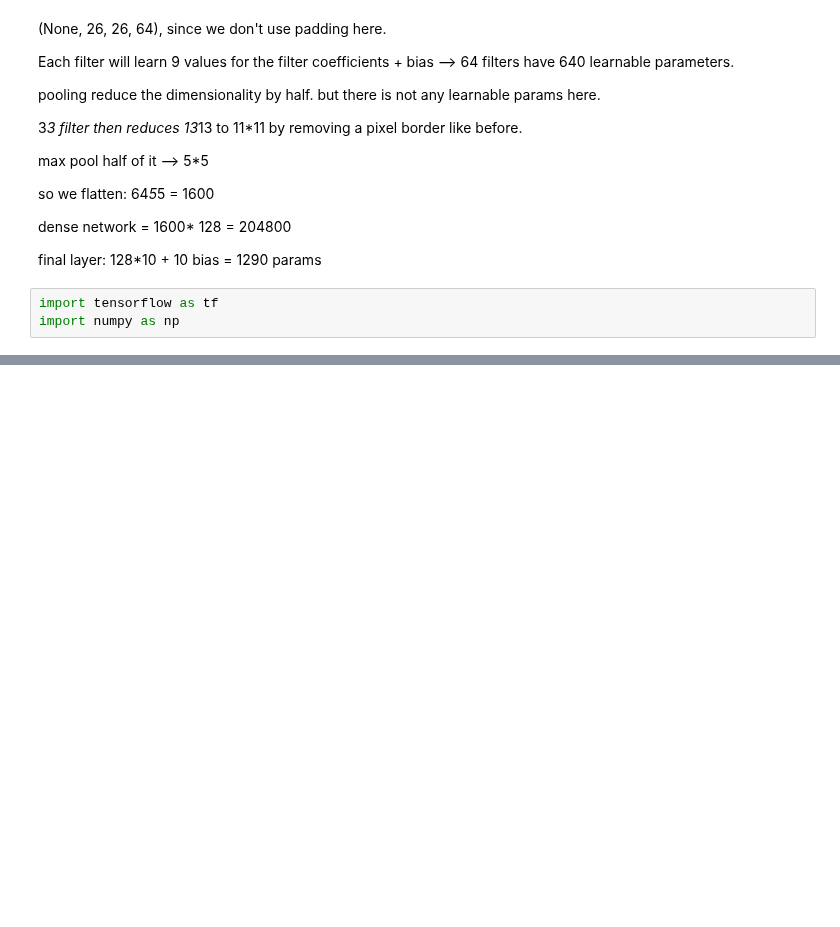
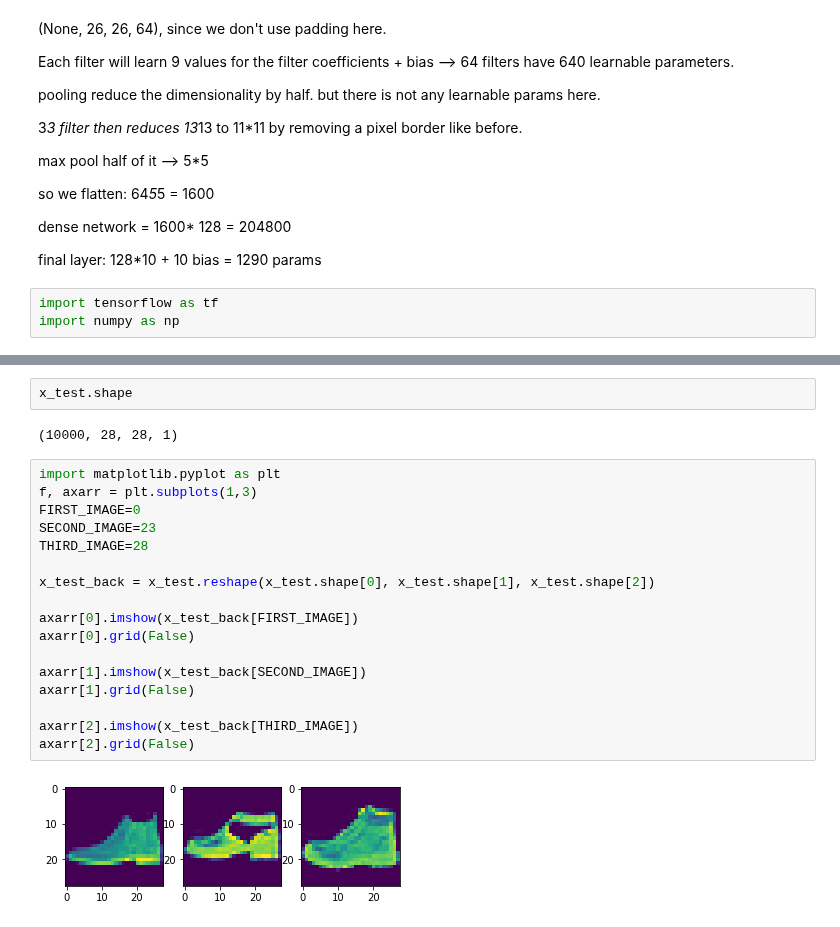
Before and after one commit to pelinbalci/TF_Intro, a Jupyter notebook: lecture_3_convolutions.ipynb, the cells around one changed output, grey strips where cells are left out. Drawn from its saved outputs; the diff is of its cells as text; blank space fills up the shorter version.

```diff
--- a/lecture_3_convolutions.ipynb
+++ b/lecture_3_convolutions.ipynb
@@ -206,0 +209,23 @@ Epoch 5/5
+# %%
+x_test.shape
+# %% [output]
+(10000, 28, 28, 1)
+# %%
+import matplotlib.pyplot as plt
+f, axarr = plt.subplots(1,3)
+FIRST_IMAGE=0
+SECOND_IMAGE=23
+THIRD_IMAGE=28
+
+x_test_back = x_test.reshape(x_test.shape[0], x_test.shape[1], x_test.shape[2])
+
+axarr[0].imshow(x_test_back[FIRST_IMAGE])
+axarr[0].grid(False)
+
+axarr[1].imshow(x_test_back[SECOND_IMAGE])
+axarr[1].grid(False)
+
+axarr[2].imshow(x_test_back[THIRD_IMAGE])
+axarr[2].grid(False)
+# %% [output]
+[figure, added]
```
Also changed, not shown: parts of 11 cells of this notebook.
